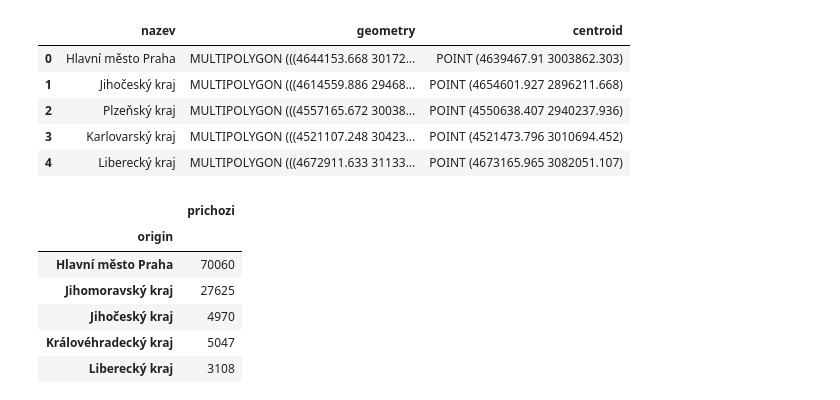
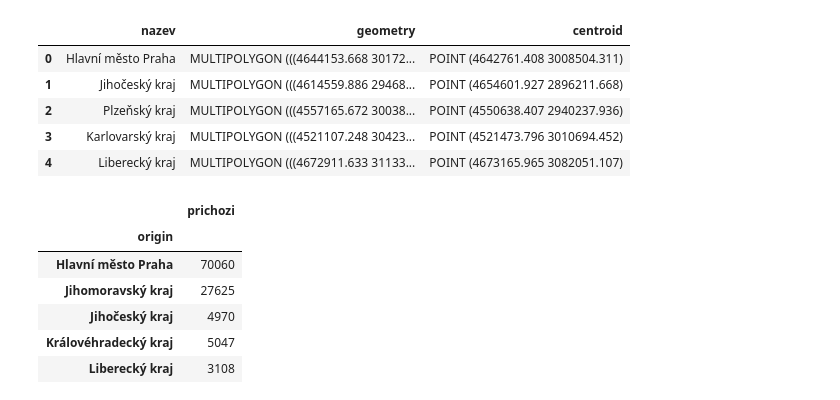
Before and after one commit to kovarmi9/PKAR_mobility_of_university_students, a Jupyter notebook: notebooks/czech/czech_regions_points.ipynb, the cells around one changed output. Drawn from its saved outputs; the diff is of its cells as text; code cells hidden in the pictures.

```diff
--- a/notebooks/czech/czech_regions_points.ipynb
+++ b/notebooks/czech/czech_regions_points.ipynb
@@ -88,36 +88,40 @@ Name: odchozi, dtype: int64
 # Load spatial regions
 gdf = gpd.read_file('../../data/czech/regions.gpkg')
 
 # Keep only necessary columns and compute centroids
 gdf = gdf[['nazev', 'geometry']]
 
 # Compute default centroids
 gdf['centroid'] = gdf.representative_point()
 
 # Prepare transformation from WGS84 to the CRS of gdf
 transformer = Transformer.from_crs("EPSG:4326", gdf.crs, always_xy=True)
 
 # Define manual centroids in WGS84 and transform them
-x_stc, y_stc = transformer.transform(14.90, 49.90)     # Středočeský kraj – Kolín
+x_stc, y_stc = transformer.transform(14.20, 49.80)     # Středočeský kraj – Kolín
 x_olk, y_olk = transformer.transform(17.15, 49.65)     # Olomoucký kraj – lehce na JV
+x_prh, y_prh = transformer.transform(14.50, 50.10)
+x_par, y_par = transformer.transform(16.45, 49.85)
 
 # Dictionary with manual overrides
 manual_centroids = {
     'Středočeský kraj': Point(x_stc, y_stc),
-    'Olomoucký kraj': Point(x_olk, y_olk)
+    'Olomoucký kraj': Point(x_olk, y_olk),
+        'Hlavní město Praha': Point(x_prh, y_prh),
+    'Pardubický kraj': Point(x_par, y_par)
 }
 
 # Apply manual centroids if applicable
 gdf['centroid'] = gdf.apply(
     lambda row: manual_centroids.get(row['nazev'], row['centroid']),
     axis=1
 )
 
 # Show the result
 gdf.head()
 # %% [output]
 |  | nazev | geometry | centroid |
-| 0 | Hlavní město Praha | MULTIPOLYGON (((4644153.668 30172... | POINT (4639467.91 3003862.303) |
+| 0 | Hlavní město Praha | MULTIPOLYGON (((4644153.668 30172... | POINT (4642761.408 3008504.311) |
 | 1 | Jihočeský kraj | MULTIPOLYGON (((4614559.886 29468... | POINT (4654601.927 2896211.668) |
 | 2 | Plzeňský kraj | MULTIPOLYGON (((4557165.672 30038... | POINT (4550638.407 2940237.936) |
 | 3 | Karlovarský kraj | MULTIPOLYGON (((4521107.248 30423... | POINT (4521473.796 3010694.452) |
```
Also changed, not shown: parts of 3 cells of this notebook, 7 other files.
